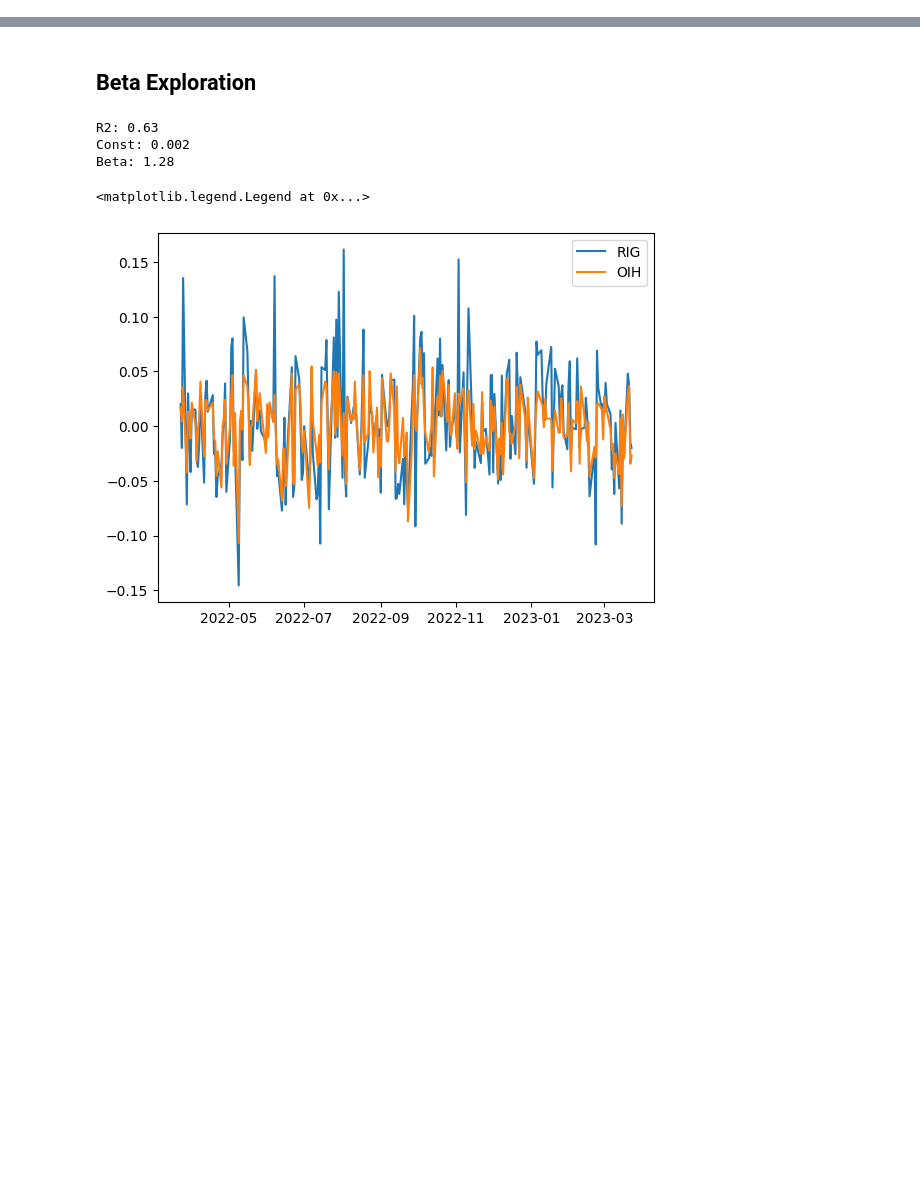
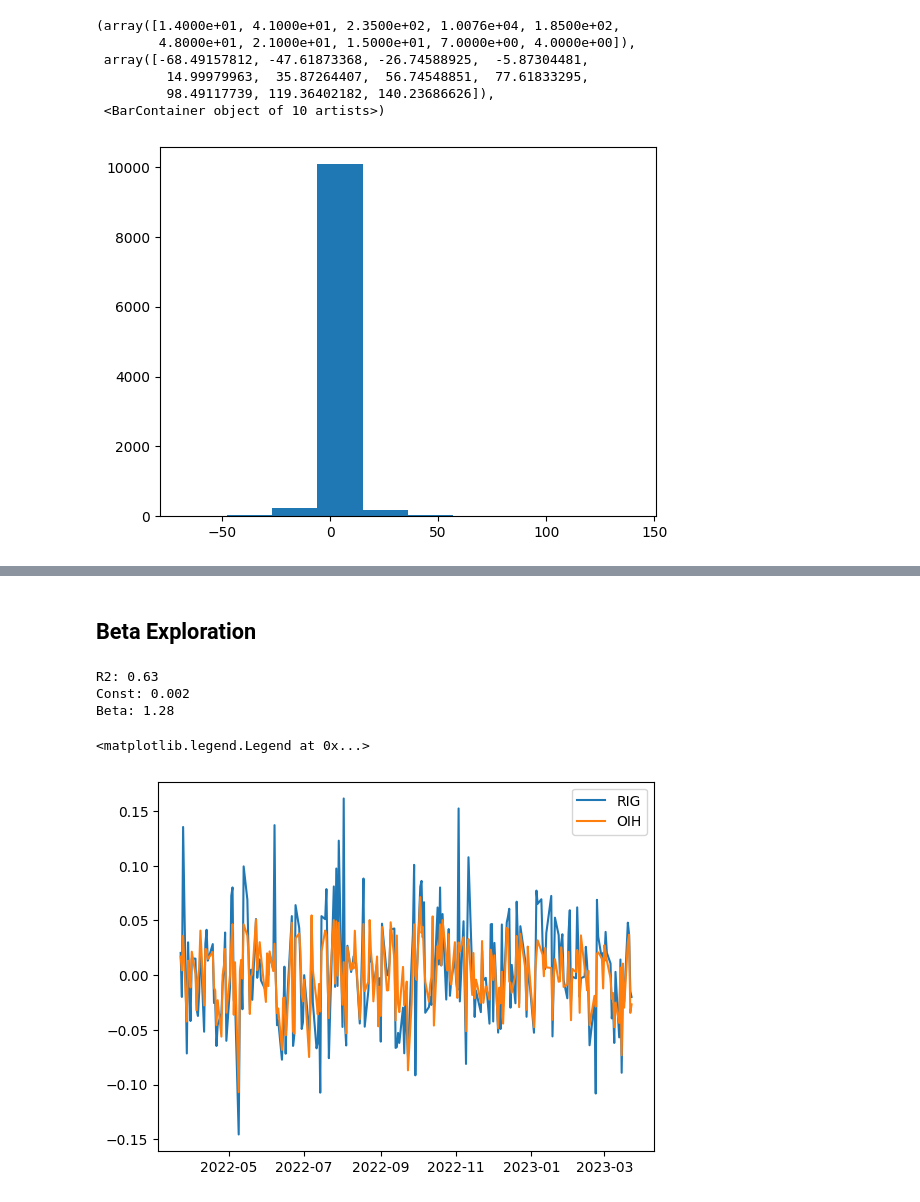
Before and after one commit to avyukd/terminal, a Jupyter notebook: asset-correlation.ipynb, the cells around one changed output, grey strips where cells are left out. Cells and saved outputs as stored; diff of their text form; code cells hidden in the pictures; blank space fills up the shorter version.

```diff
--- a/asset-correlation.ipynb
+++ b/asset-correlation.ipynb
@@ -12,0 +72,14 @@ prices = load_eod_prices()
+# %%
+# get column for when price crosses or touches ema
+bounce_thresh = 0.01
+df["dist_csum_reset"] = 0
+df["cross"] = 0
+for i in range(1, len(df)):
+    if df["price"][i] >= df["ema"][i] and df["price"][i - 1] < df["ema"][i - 1] * (1 + bounce_thresh):
+        df["dist_csum_reset"][i] = df["dist"][i]
+        df["cross"][i] = 1
+    elif df["price"][i] <= df["ema"][i] and df["price"][i - 1] > df["ema"][i - 1] * (1 - bounce_thresh):
+        df["dist_csum_reset"][i] = df["dist"][i]
+        df["cross"][i] = -1
+    else:
+        df["dist_csum_reset"][i] = df["dist_csum_reset"][i - 1] + df["dist"][i]
@@ -12,0 +99,14 @@ prices = load_eod_prices()
+# %%
+df["feature"] = get_z_score(df["dist_csum_reset"], window=252, last=False)
+df["signal"] = df["feature"].apply(lambda x: -1 if x > thres else 1 if x < -thres else 0)
+# %%
+# plot distribution of dist_csum_reset
+plt.hist(df["dist_csum_reset"], bins=10)
+# %% [output]
+(array([1.4000e+01, 4.1000e+01, 2.3500e+02, 1.0076e+04, 1.8500e+02,
+        4.8000e+01, 2.1000e+01, 1.5000e+01, 7.0000e+00, 4.0000e+00]),
+ array([-68.49157812, -47.61873368, -26.74588925,  -5.87304481,
+         14.99979963,  35.87264407,  56.74548851,  77.61833295,
+         98.49117739, 119.36402182, 140.23686626]),
+ <BarContainer object of 10 artists>)
+[figure, added]
```
Also changed, not shown: parts of 9 cells of this notebook, 6 other files.
